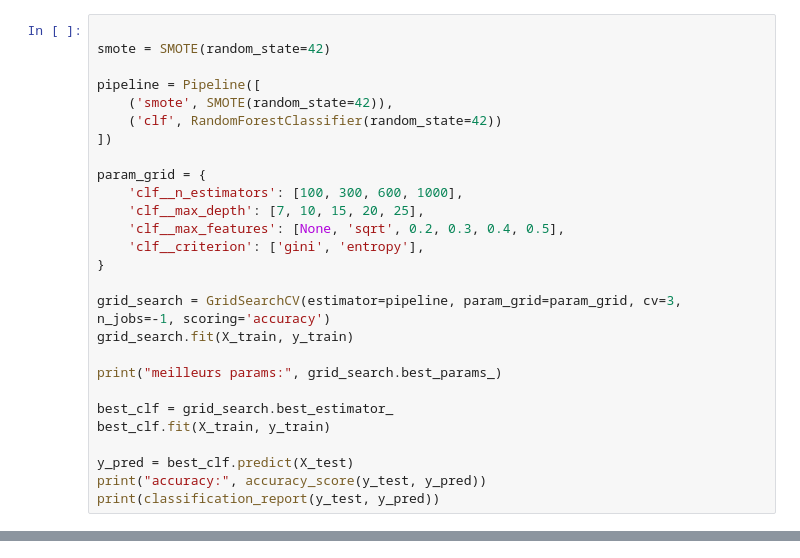
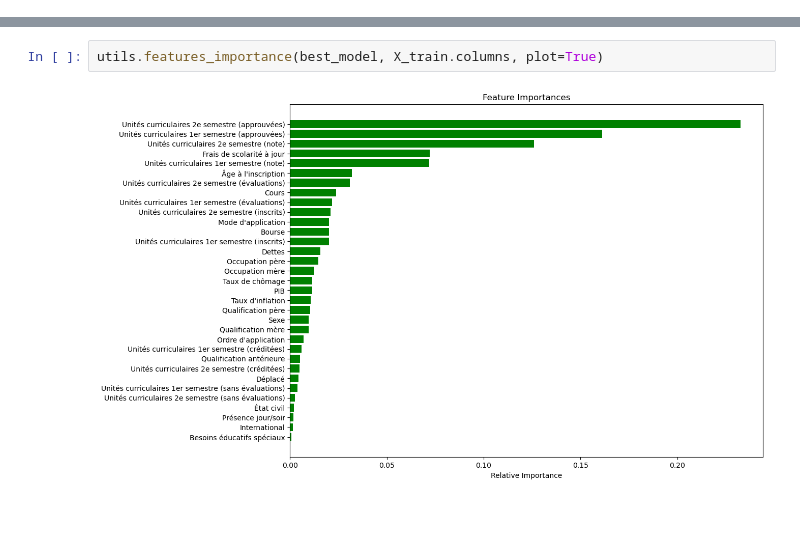
Before and after one commit to Zargotrax/MachineLearningStudentSuccess, a Jupyter notebook: RandomForest.ipynb, the cells around one changed output, grey strips where cells are left out. Cells and saved outputs as stored; diff of their text form; blank space fills up the shorter version.

```diff
--- a/RandomForest.ipynb
+++ b/RandomForest.ipynb
@@ -253,27 +124,0 @@ weighted avg       0.90      0.90      0.90       726
-# %%
-
-smote = SMOTE(random_state=42)
-
-pipeline = Pipeline([
-    ('smote', SMOTE(random_state=42)),
-    ('clf', RandomForestClassifier(random_state=42))
-])
-
-param_grid = {
-    'clf__n_estimators': [100, 300, 600, 1000],
-    'clf__max_depth': [7, 10, 15, 20, 25],
-    'clf__max_features': [None, 'sqrt', 0.2, 0.3, 0.4, 0.5],
-    'clf__criterion': ['gini', 'entropy'],
-}
-
-grid_search = GridSearchCV(estimator=pipeline, param_grid=param_grid, cv=3, n_jobs=-1, scoring='accuracy')
-grid_search.fit(X_train, y_train)
-
-print("meilleurs params:", grid_search.best_params_)
-
-best_clf = grid_search.best_estimator_
-best_clf.fit(X_train, y_train)
-
-y_pred = best_clf.predict(X_test)
-print("accuracy:", accuracy_score(y_test, y_pred))
-print(classification_report(y_test, y_pred))
@@ -291,0 +147,4 @@ weighted avg       0.76      0.74      0.75       885
+# %%
+utils.features_importance(best_model, X_train.columns, plot=True)
+# %% [output]
+[figure, added]
```
Also changed, not shown: parts of 18 cells of this notebook, 24 other files.
